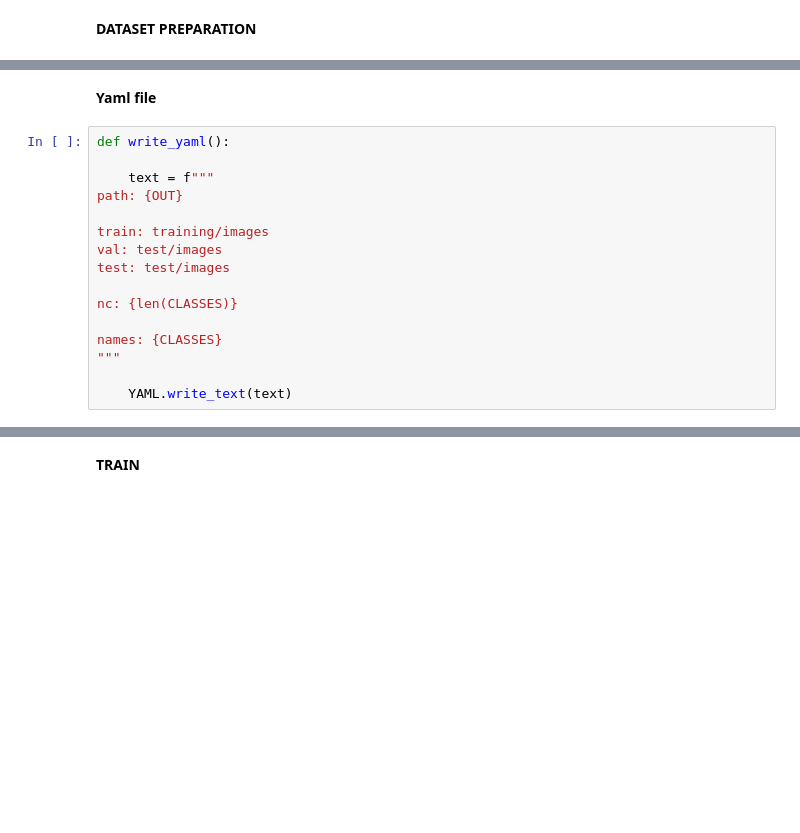
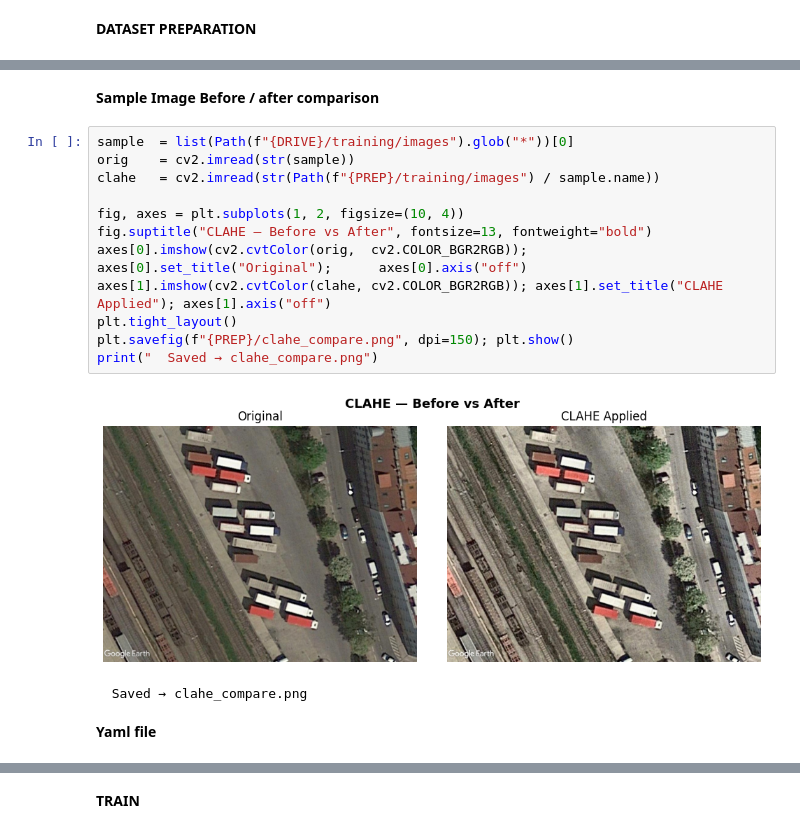
Before and after one commit to AmanuelDaget/YOLOv12-Object-Recognition-from-Remote-Sensing-images, a Jupyter notebook: YOLOv12_Object_Recognition_from_Remote_Sensing_images.ipynb, the cells around one changed output, grey strips where cells are left out. Drawn from its saved outputs; the diff is of its cells as text; blank space fills up the shorter version.

Commit message:
CLAHE processing added Yaml file created

```diff
--- a/YOLOv12_Object_Recognition_from_Remote_Sensing_images.ipynb
+++ b/YOLOv12_Object_Recognition_from_Remote_Sensing_images.ipynb
@@ -174,18 +66,19 @@ def tile_dataset(split):
+# %% [markdown]
+**Sample Image Before / after comparison**
+# %%
+sample  = list(Path(f"{DRIVE}/training/images").glob("*"))[0]
+orig    = cv2.imread(str(sample))
+clahe   = cv2.imread(str(Path(f"{PREP}/training/images") / sample.name))
+
+fig, axes = plt.subplots(1, 2, figsize=(10, 4))
+fig.suptitle("CLAHE — Before vs After", fontsize=13, fontweight="bold")
+axes[0].imshow(cv2.cvtColor(orig,  cv2.COLOR_BGR2RGB)); axes[0].set_title("Original");      axes[0].axis("off")
+axes[1].imshow(cv2.cvtColor(clahe, cv2.COLOR_BGR2RGB)); axes[1].set_title("CLAHE Applied"); axes[1].axis("off")
+plt.tight_layout()
+plt.savefig(f"{PREP}/clahe_compare.png", dpi=150); plt.show()
+print("  Saved → clahe_compare.png")
+# %% [output]
+[figure, added]
+  Saved → clahe_compare.png
 # %% [markdown]
 **Yaml file**
-# %%
-def write_yaml():
-
-    text = f"""
-path: {OUT}
-
-train: training/images
-val: test/images
-test: test/images
-
-nc: {len(CLASSES)}
-
-names: {CLASSES}
-"""
-
-    YAML.write_text(text)
```
Also changed, not shown: parts of 8 cells of this notebook.
